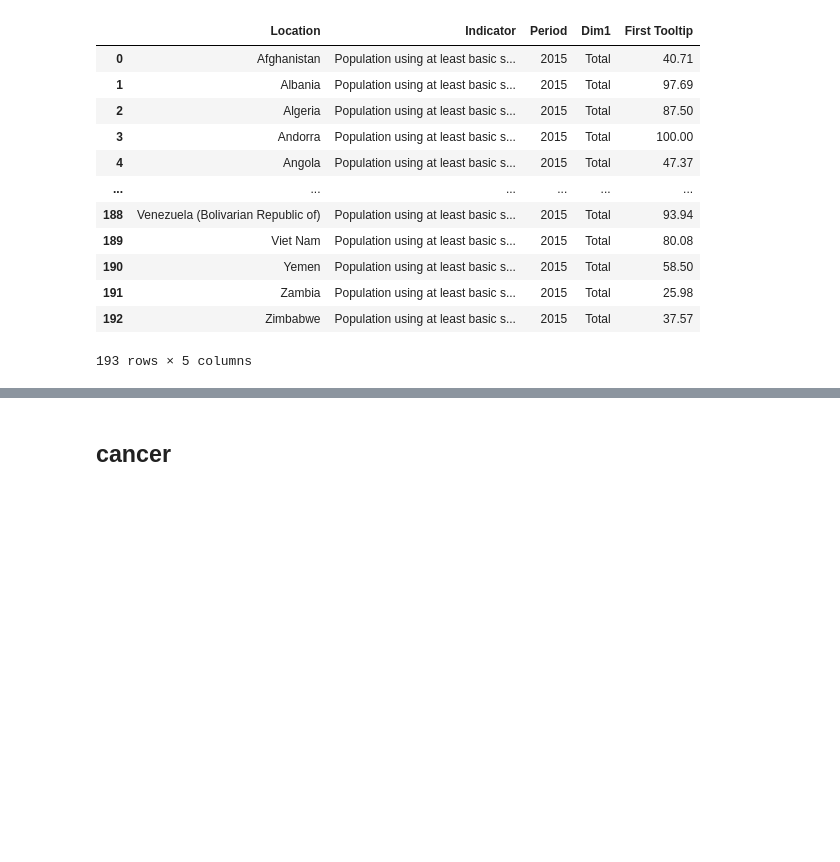
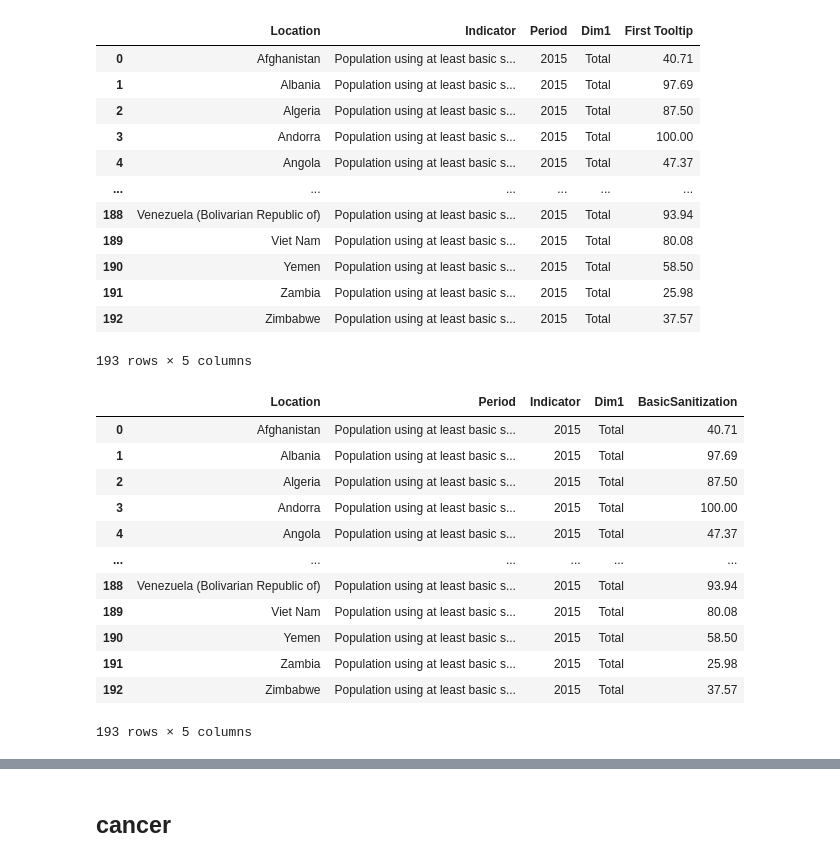
Before and after one commit to kwolf3/World_Health_Statistics_Project, a Jupyter notebook: Combine Datasets.ipynb, the cells around one changed output, grey strips where cells are left out. Cells and saved outputs as stored; diff of their text form; code cells hidden in the pictures; blank space fills up the shorter version.

```diff
--- a/Combine Datasets.ipynb
+++ b/Combine Datasets.ipynb
@@ -95,3 +130,21 @@ sani_2015
 | 191 | Zambia | Population using at least basic s... | 2015 | Total | 25.98 |
 | 192 | Zimbabwe | Population using at least basic s... | 2015 | Total | 37.57 |
 193 rows × 5 columns
+# %%
+sani_2015.columns = ['Location', 'Period', 'Indicator', 'Dim1', 'BasicSanitization']
+# %%
+sani_2015
+# %% [output]
+|  | Location | Period | Indicator | Dim1 | BasicSanitization |
+| 0 | Afghanistan | Population using at least basic s... | 2015 | Total | 40.71 |
+| 1 | Albania | Population using at least basic s... | 2015 | Total | 97.69 |
+| 2 | Algeria | Population using at least basic s... | 2015 | Total | 87.50 |
+| 3 | Andorra | Population using at least basic s... | 2015 | Total | 100.00 |
+| 4 | Angola | Population using at least basic s... | 2015 | Total | 47.37 |
+| ... | ... | ... | ... | ... | ... |
+| 188 | Venezuela (Bolivarian Republic of) | Population using at least basic s... | 2015 | Total | 93.94 |
+| 189 | Viet Nam | Population using at least basic s... | 2015 | Total | 80.08 |
+| 190 | Yemen | Population using at least basic s... | 2015 | Total | 58.50 |
+| 191 | Zambia | Population using at least basic s... | 2015 | Total | 25.98 |
+| 192 | Zimbabwe | Population using at least basic s... | 2015 | Total | 37.57 |
+193 rows × 5 columns
```
Also changed, not shown: parts of 52 cells of this notebook.
